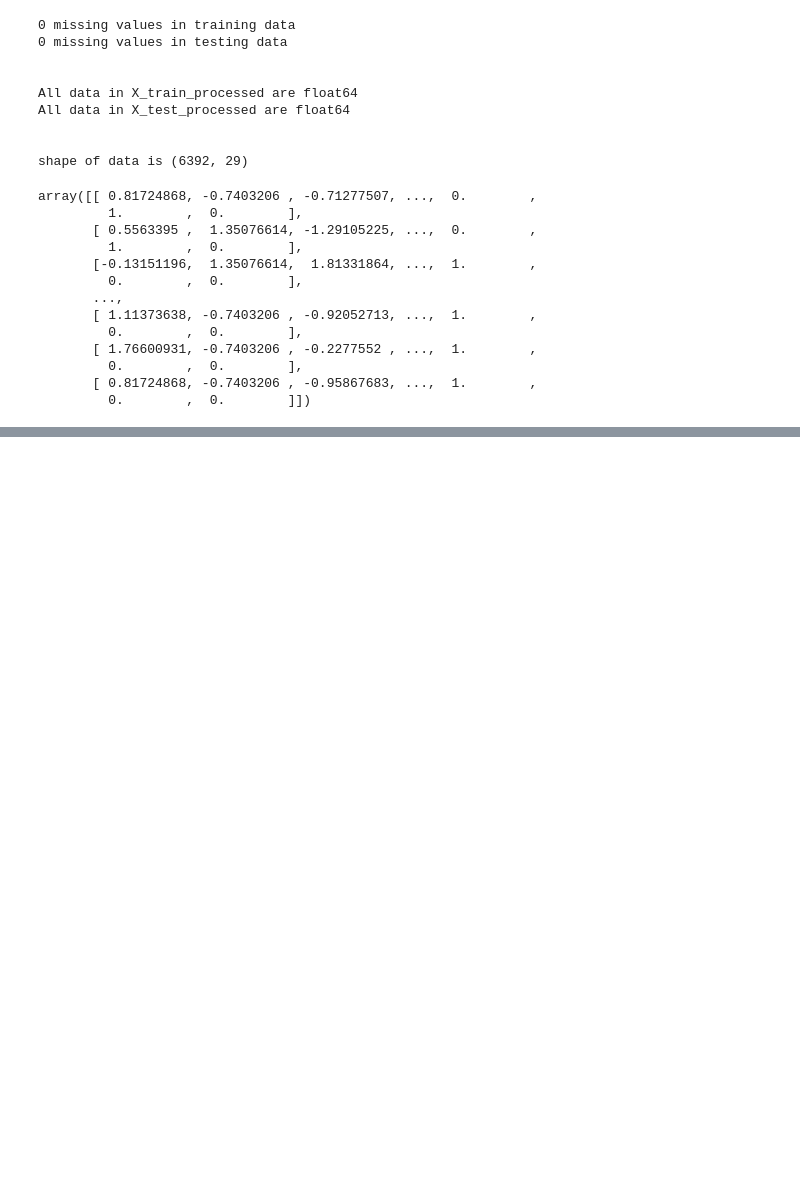
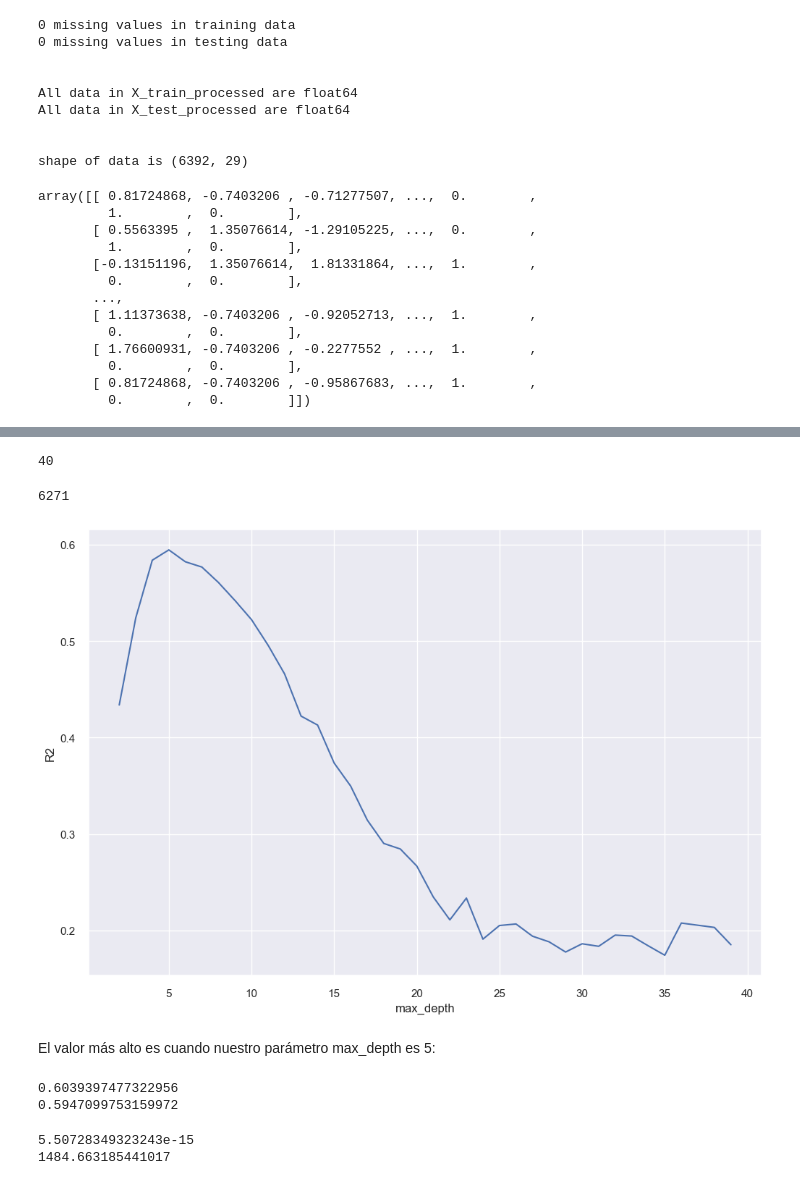
Before and after one commit to fabianestayt/predicciones-de-ventas, a Jupyter notebook: Predicciones.ipynb, the cells around one changed output, grey strips where cells are left out. Cells and saved outputs as stored; diff of their text form; code cells hidden in the pictures; blank space fills up the shorter version.

Commit message:
Se incluyen gráficos del R^2 y RMSE.

```diff
--- a/Predicciones.ipynb
+++ b/Predicciones.ipynb
@@ -687,0 +687,2 @@ array([[ 0.81724868, -0.7403206 , -0.71277507, ...,  0.        ,
+# %%
+reg.fit(X_train_processed,y_train)
@@ -687,0 +726,4 @@ array([[ 0.81724868, -0.7403206 , -0.71277507, ...,  0.        ,
+# %%
+dec_tree = DecisionTreeRegressor(random_state = 42)
+# %%
+dec_tree.fit(X_train_processed, y_train)
@@ -687,0 +759,46 @@ array([[ 0.81724868, -0.7403206 , -0.71277507, ...,  0.        ,
+# %%
+dec_tree.get_depth()
+# %% [output]
+40
+# %%
+dec_tree.get_n_leaves()
+# %% [output]
+6271
+# %%
+#Lista de valores a probar para max_depth:
+max_depth_range = list(range(2, 40)) #Evaluearemos entre 2 y 40
+#Lista para almacenar la puntuación para cada valor de max_depth:
+r2 = []
+for depth in max_depth_range:
+    dec_tree = DecisionTreeRegressor(max_depth = depth,
+                             random_state = 42)
+    dec_tree.fit(X_train_processed, y_train)
+    score = dec_tree.score(X_test_processed, y_test)
+    r2.append(score)
+# %%
+plt.plot(max_depth_range, r2)
+plt.xlabel('max_depth')
+plt.ylabel('R2');
+# %% [output]
+[figure, added]
+# %% [markdown]
+El valor más alto es cuando nuestro parámetro max_depth es 5:
+# %%
+dec_tree_5 = DecisionTreeRegressor(max_depth = 5, random_state = 42)
+dec_tree_5.fit(X_train_processed, y_train)
+train_5_score = dec_tree_5.score(X_train_processed, y_train)
+test_5_score = dec_tree_5.score(X_test_processed, y_test)
+#Rendimiento R^2
+print(train_5_score)
+print(test_5_score)
+# %% [output]
+0.6039397477322956
+0.5947099753159972
+# %%
+rmse_train_tree = np.sqrt(mean_squared_error(y_train, train_preds))
+rmse_test_tree = np.sqrt(mean_squared_error(y_test, test_preds))
+print(rmse_train_tree)
+print(rmse_test_tree)
+# %% [output]
+5.50728349323243e-15
+1484.663185441017
```
Also changed, not shown: parts of 31 cells of this notebook.
